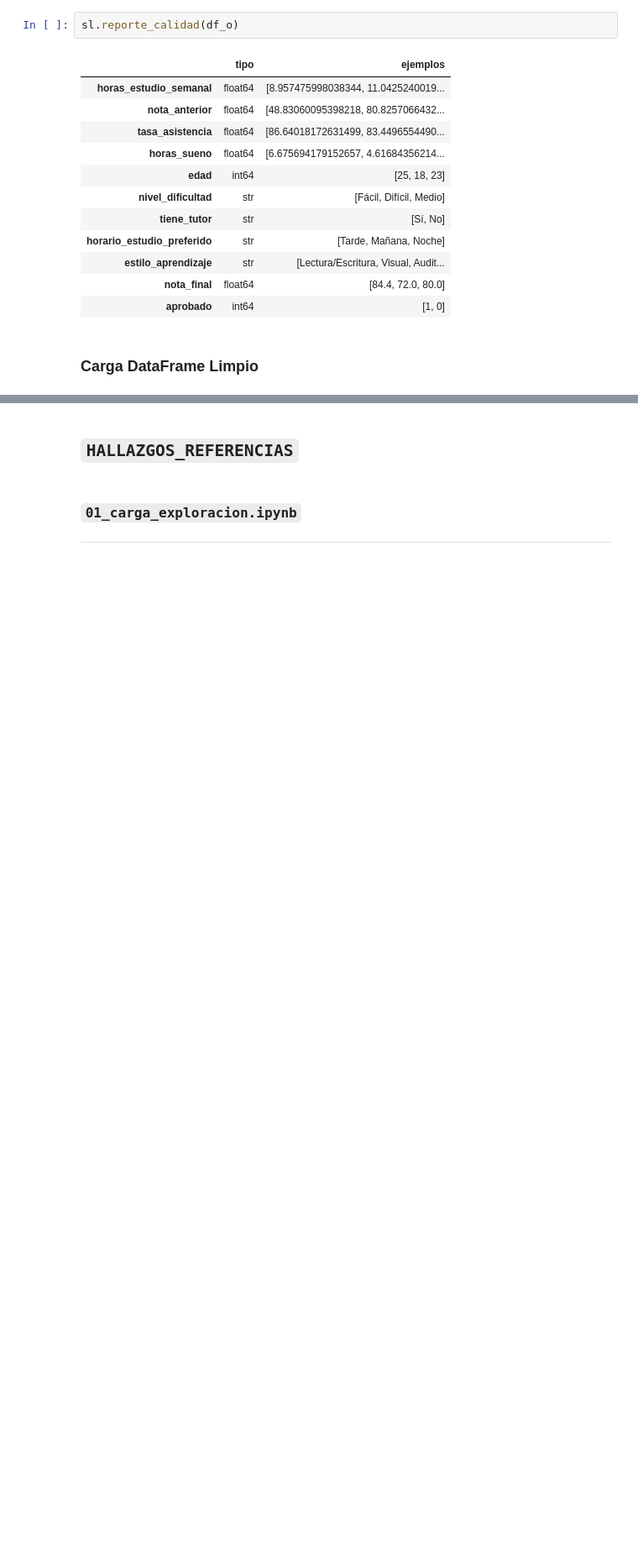
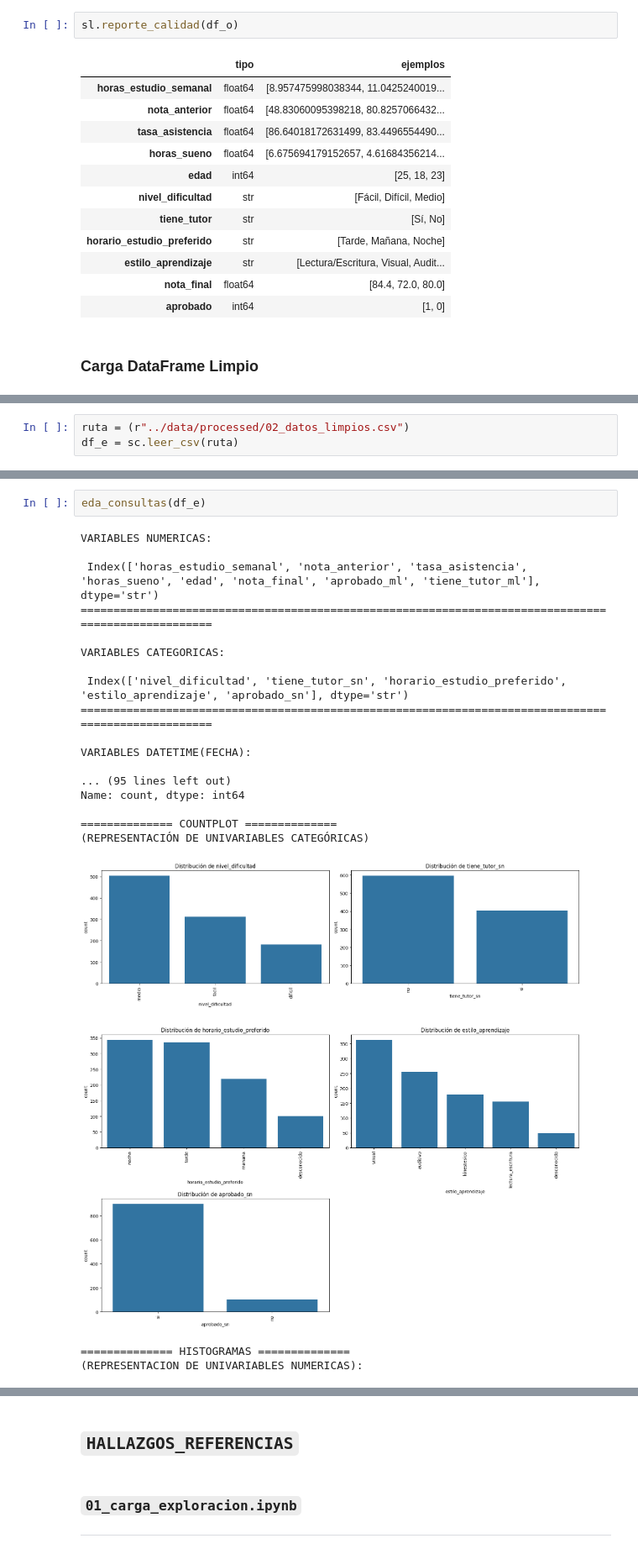
Before and after one commit to FM-Luque/5.DataProyect_Machine_Learning, a Jupyter notebook: notebooks/00_consultas_referencias.ipynb, the cells around one changed output, grey strips where cells are left out. Shown at 84% size. Cells and saved outputs as stored; diff of their text form; blank space fills up the shorter version.

```diff
--- a/notebooks/00_consultas_referencias.ipynb
+++ b/notebooks/00_consultas_referencias.ipynb
@@ -446,0 +444,3 @@ df_l = sc.leer_csv(ruta,parse_dates=['xxxxx'])
+# %%
+ruta = (r"../data/processed/02_datos_limpios.csv")
+df_e = sc.leer_csv(ruta)
@@ -705,0 +714,23 @@ def eda_consultas(df, cols_excluir=None):
+# %%
+eda_consultas(df_e)
+# %% [output]
+VARIABLES NUMERICAS:
+
+ Index(['horas_estudio_semanal', 'nota_anterior', 'tasa_asistencia', 'horas_sueno', 'edad', 'nota_final', 'aprobado_ml', 'tiene_tutor_ml'], dtype='str')
+====================================================================================================
+
+VARIABLES CATEGORICAS:
+
+ Index(['nivel_dificultad', 'tiene_tutor_sn', 'horario_estudio_preferido', 'estilo_aprendizaje', 'aprobado_sn'], dtype='str')
+====================================================================================================
+
+VARIABLES DATETIME(FECHA):
+
+... (95 lines left out)
+Name: count, dtype: int64
+
+============== COUNTPLOT ==============
+(REPRESENTACIÓN DE UNIVARIABLES CATEGÓRICAS)
+[figure, added]
+============== HISTOGRAMAS ==============
+(REPRESENTACION DE UNIVARIABLES NUMERICAS):
```
Also changed, not shown: parts of 13 cells of this notebook, 4 other files.
